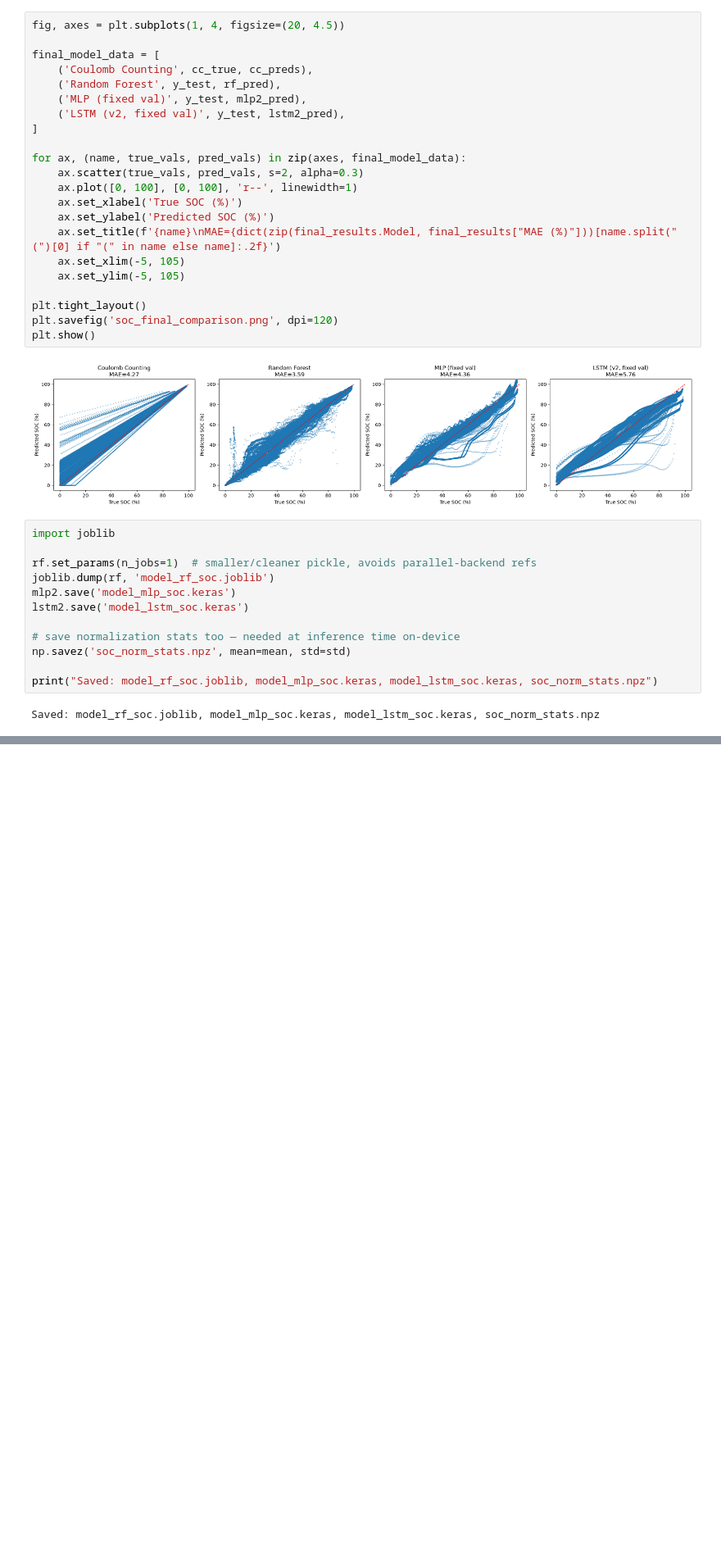
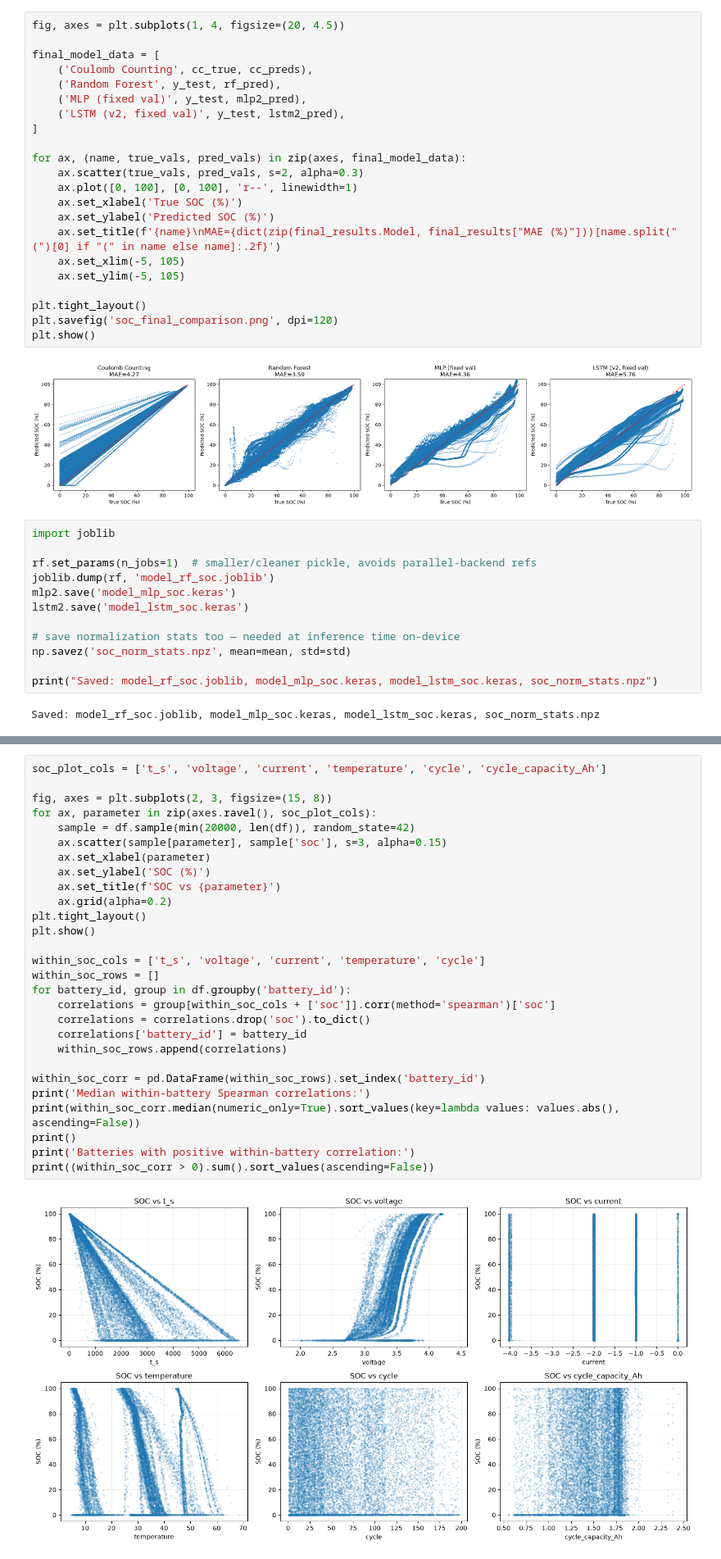
Before and after one commit to HarikeshopGCEK/BTECH_FINAL_YEAR_PROJECT, a Jupyter notebook: NASA Dataset/Model/SoC_study/01_SOC_estimation.ipynb, the cells around one changed output, grey strips where cells are left out. Shown at 82% size. Saved outputs shown, nothing was run; the diff lists cells and outputs as text; blank space fills up the shorter version.

```diff
--- a/NASA Dataset/Model/SoC_study/01_SOC_estimation.ipynb
+++ b/NASA Dataset/Model/SoC_study/01_SOC_estimation.ipynb
@@ -1121,0 +1160,30 @@ Saved: model_rf_soc.joblib, model_mlp_soc.keras, model_lstm_soc.keras, soc_norm_
+# %%
+soc_plot_cols = ['t_s', 'voltage', 'current', 'temperature', 'cycle', 'cycle_capacity_Ah']
+
+fig, axes = plt.subplots(2, 3, figsize=(15, 8))
+for ax, parameter in zip(axes.ravel(), soc_plot_cols):
+    sample = df.sample(min(20000, len(df)), random_state=42)
+    ax.scatter(sample[parameter], sample['soc'], s=3, alpha=0.15)
+    ax.set_xlabel(parameter)
+    ax.set_ylabel('SOC (%)')
+    ax.set_title(f'SOC vs {parameter}')
+    ax.grid(alpha=0.2)
+plt.tight_layout()
+plt.show()
+
+within_soc_cols = ['t_s', 'voltage', 'current', 'temperature', 'cycle']
+within_soc_rows = []
+for battery_id, group in df.groupby('battery_id'):
+    correlations = group[within_soc_cols + ['soc']].corr(method='spearman')['soc']
+    correlations = correlations.drop('soc').to_dict()
+    correlations['battery_id'] = battery_id
+    within_soc_rows.append(correlations)
+
+within_soc_corr = pd.DataFrame(within_soc_rows).set_index('battery_id')
+print('Median within-battery Spearman correlations:')
+print(within_soc_corr.median(numeric_only=True).sort_values(key=lambda values: values.abs(), ascending=False))
+print()
+print('Batteries with positive within-battery correlation:')
+print((within_soc_corr > 0).sum().sort_values(ascending=False))
+# %% [output]
+[figure, added]
```
Also changed, not shown: parts of 3 cells of this notebook, 2 other files.
